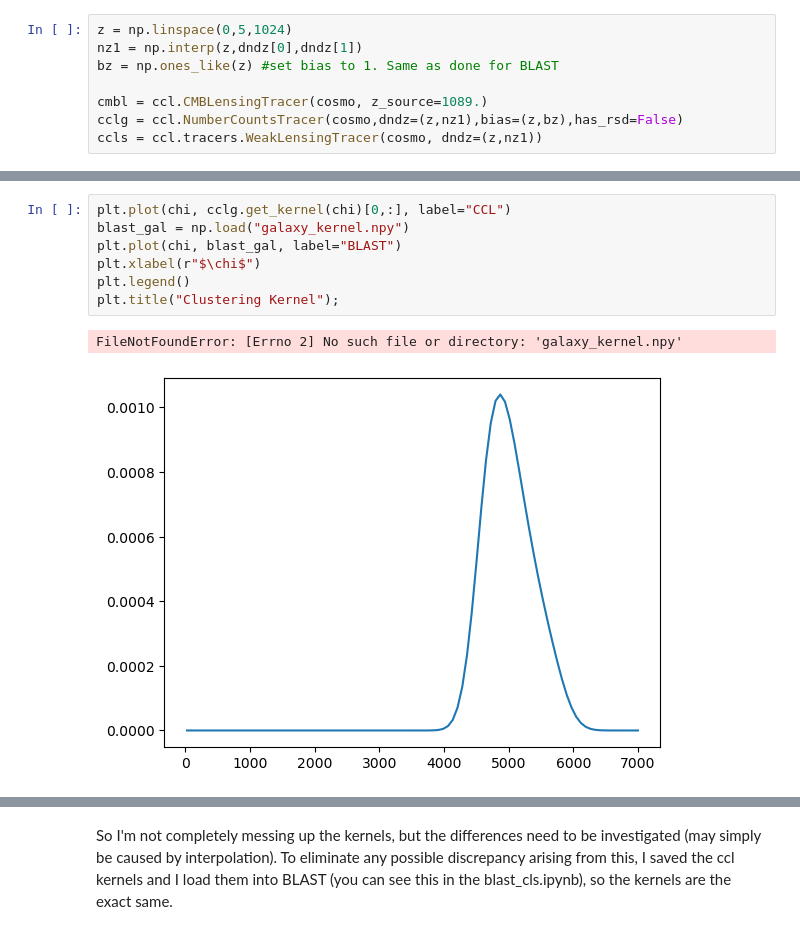
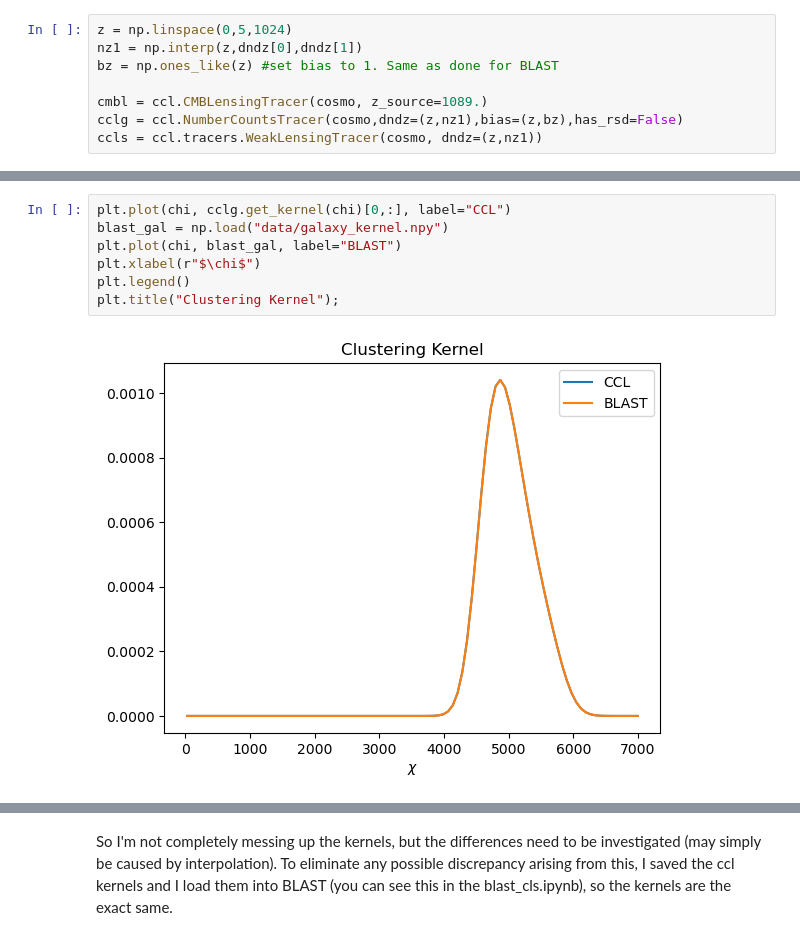
Before and after one commit to sofiachiarenza/Blastoise, a Jupyter notebook: overview.ipynb, the cells around one changed output, grey strips where cells are left out. Cells and saved outputs as stored; diff of their text form.

```diff
--- a/overview.ipynb
+++ b/overview.ipynb
@@ -216,13 +215,12 @@ NameError: name 'blast_cmb' is not defined
 # %%
 plt.plot(chi, cclg.get_kernel(chi)[0,:], label="CCL")
-blast_gal = np.load("galaxy_kernel.npy")
+blast_gal = np.load("data/galaxy_kernel.npy")
 plt.plot(chi, blast_gal, label="BLAST")
 plt.xlabel(r"$\chi$")
 plt.legend()
 plt.title("Clustering Kernel");
 # %% [output]
-FileNotFoundError: [Errno 2] No such file or directory: 'galaxy_kernel.npy'
-[figure, old version]
+[figure, new version]
 # %%
 #These residuals have problem bc of the division b y zero. But on the relevant range the differences are small but present.
 plt.plot(chi, 100*(1-blast_gal/cclg.get_kernel(chi)[0,:]))
```
Also changed, not shown: parts of 21 cells of this notebook, 2 other files.
